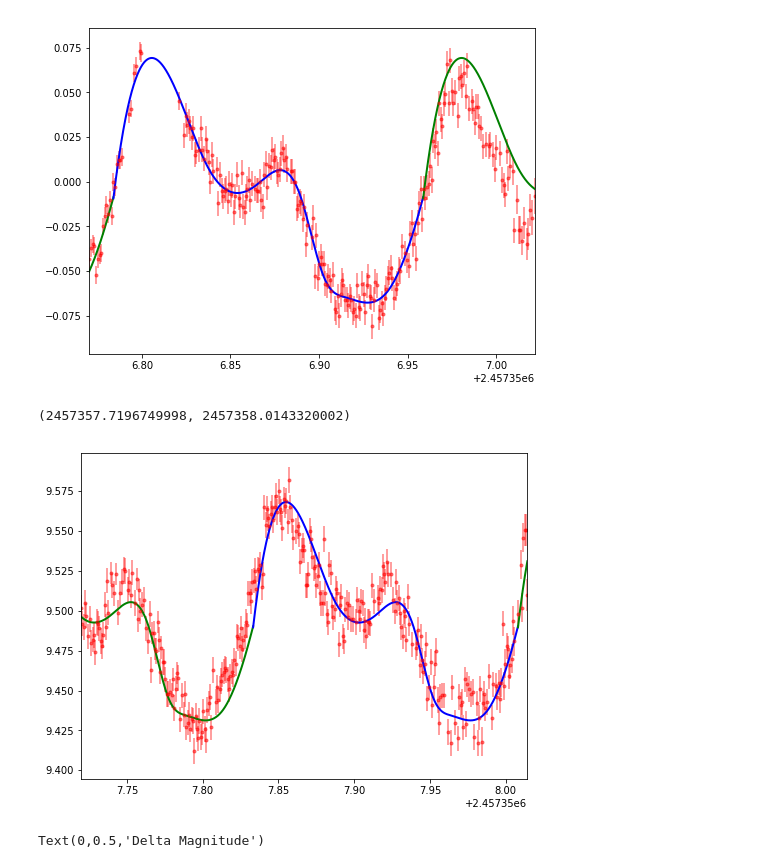
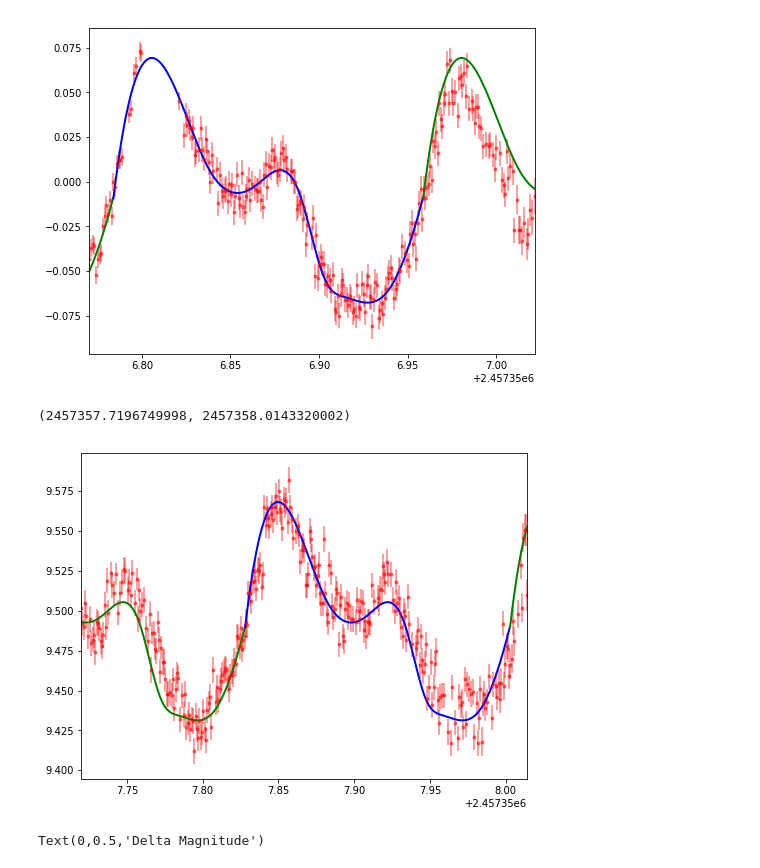
Before and after one commit to dirac-institute/CometGPs, a Jupyter notebook: lco_proposal/Psyche ZTF Example.ipynb, the cells around one changed output. Saved outputs shown, nothing was run; the diff lists cells and outputs as text; code cells hidden in the pictures.

```diff
--- a/lco_proposal/Psyche ZTF Example.ipynb
+++ b/lco_proposal/Psyche ZTF Example.ipynb
@@ -64,17 +68,17 @@ plt.xlim(lc[i].JD.min(), lc[i].JD.max())
 # %%
 # Chunk 2 for verification
 i = 1
-offset = lc[i].JD[0] + period * 0.65
+offset = lc[i].JD[0] + period * 0.62
 magoffset = lc[0].Mag[xi] - 0.03
 plt.figure(figsize=(8, 6))
 plt.errorbar(lc[i].JD, lc[i].Mag, yerr=lc[i].DeltaMag, color='r', linestyle='', marker='.', alpha=0.5)
 plt.plot(times + offset - period, interpolate.splev(times, f, der=0) + magoffset, color='g', linewidth=2)
 plt.plot(times + offset, interpolate.splev(times, f, der=0) + magoffset, color='b', linewidth=2)
 plt.plot(times + offset + period, interpolate.splev(times, f, der=0) + magoffset, color='g', linewidth=2)
 plt.xlim(lc[i].JD.min(), lc[i].JD.max())
 # %% [output]
 (2457357.7196749998, 2457358.0143320002)
-[figure, old version]
+[figure, new version]
 # %%
 # This is two observing nights. Interesting to clearly see the number of unobserved rotations, no?
 plt.figure(figsize=(15, 7))
```
Also changed, not shown: parts of 24 cells of this notebook, 13 other files.
